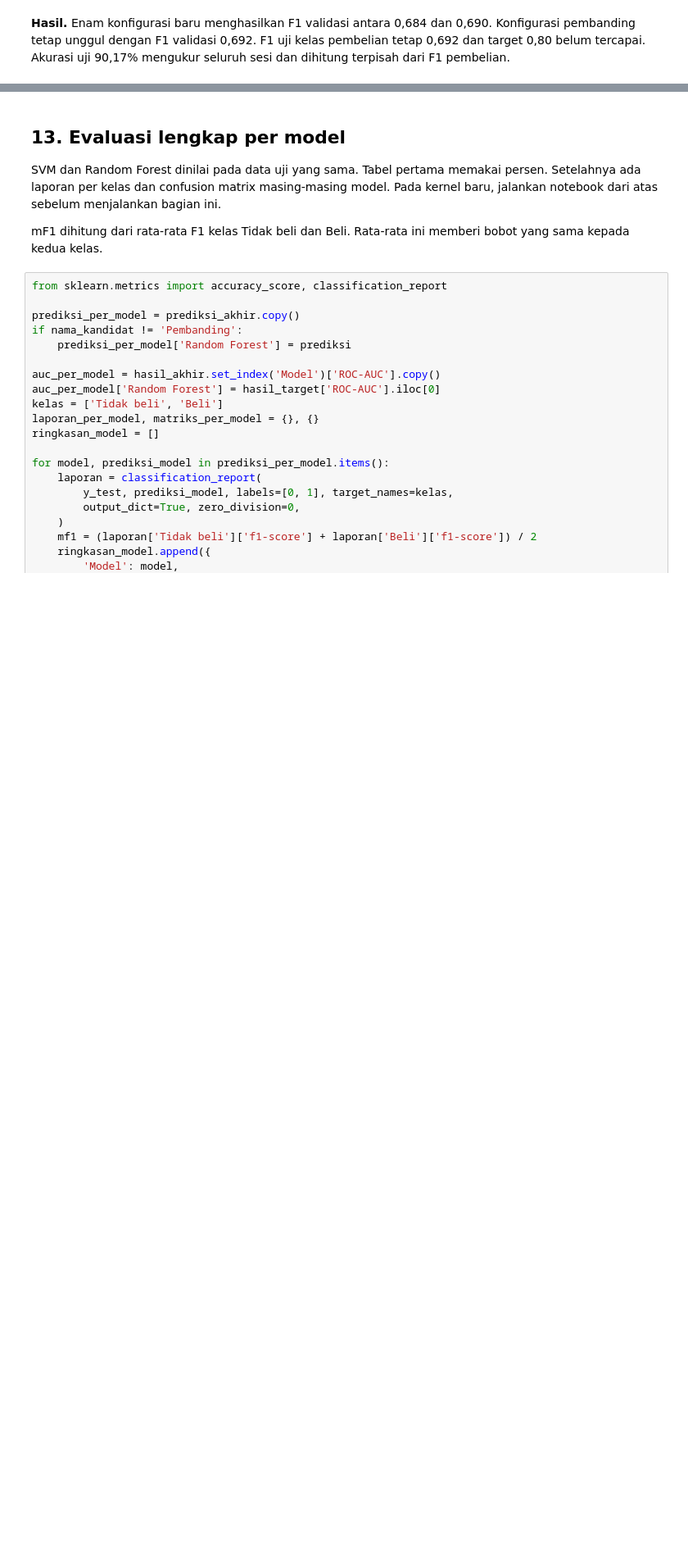
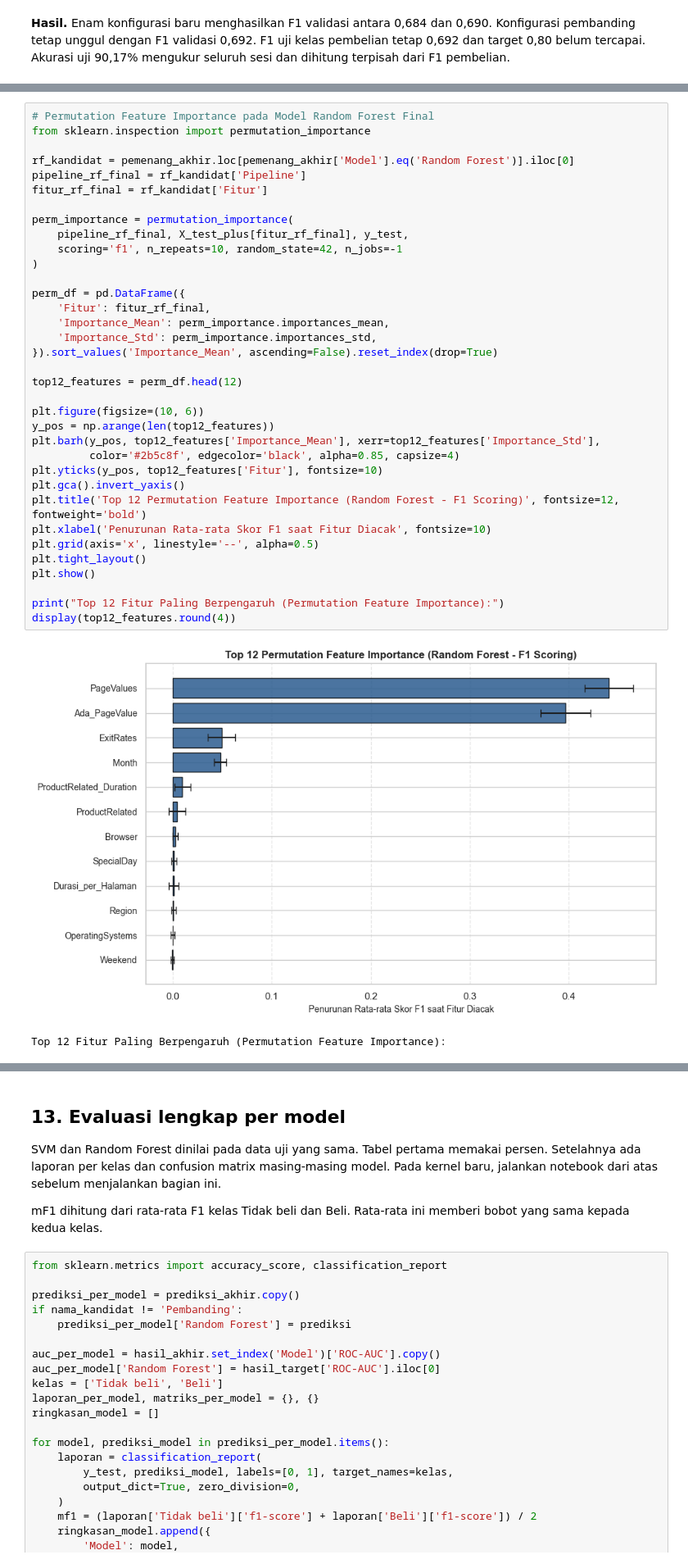
Before and after one commit to oktavianprstyd/MauArgonAtauAstra, a Jupyter notebook: notebook.ipynb, the cells around one changed output, grey strips where cells are left out. Shown at 82% size. Drawn from its saved outputs; the diff is of its cells as text; blank space fills up the shorter version.

```diff
--- a/notebook.ipynb
+++ b/notebook.ipynb
@@ -1211,0 +1362,38 @@ Konfigurasi terpilih: Pembanding
+# %%
+# Permutation Feature Importance pada Model Random Forest Final
+from sklearn.inspection import permutation_importance
+
+rf_kandidat = pemenang_akhir.loc[pemenang_akhir['Model'].eq('Random Forest')].iloc[0]
+pipeline_rf_final = rf_kandidat['Pipeline']
+fitur_rf_final = rf_kandidat['Fitur']
+
+perm_importance = permutation_importance(
+    pipeline_rf_final, X_test_plus[fitur_rf_final], y_test,
+    scoring='f1', n_repeats=10, random_state=42, n_jobs=-1
+)
+
+perm_df = pd.DataFrame({
+    'Fitur': fitur_rf_final,
+    'Importance_Mean': perm_importance.importances_mean,
+    'Importance_Std': perm_importance.importances_std,
+}).sort_values('Importance_Mean', ascending=False).reset_index(drop=True)
+
+top12_features = perm_df.head(12)
+
+plt.figure(figsize=(10, 6))
+y_pos = np.arange(len(top12_features))
+plt.barh(y_pos, top12_features['Importance_Mean'], xerr=top12_features['Importance_Std'],
+         color='#2b5c8f', edgecolor='black', alpha=0.85, capsize=4)
+plt.yticks(y_pos, top12_features['Fitur'], fontsize=10)
+plt.gca().invert_yaxis()
+plt.title('Top 12 Permutation Feature Importance (Random Forest - F1 Scoring)', fontsize=12, fontweight='bold')
+plt.xlabel('Penurunan Rata-rata Skor F1 saat Fitur Diacak', fontsize=10)
+plt.grid(axis='x', linestyle='--', alpha=0.5)
+plt.tight_layout()
+plt.show()
+
+print("Top 12 Fitur Paling Berpengaruh (Permutation Feature Importance):")
+display(top12_features.round(4))
+# %% [output]
+[figure, added]
+Top 12 Fitur Paling Berpengaruh (Permutation Feature Importance):
```
Also changed, not shown: parts of 31 cells of this notebook, 2 other files.
